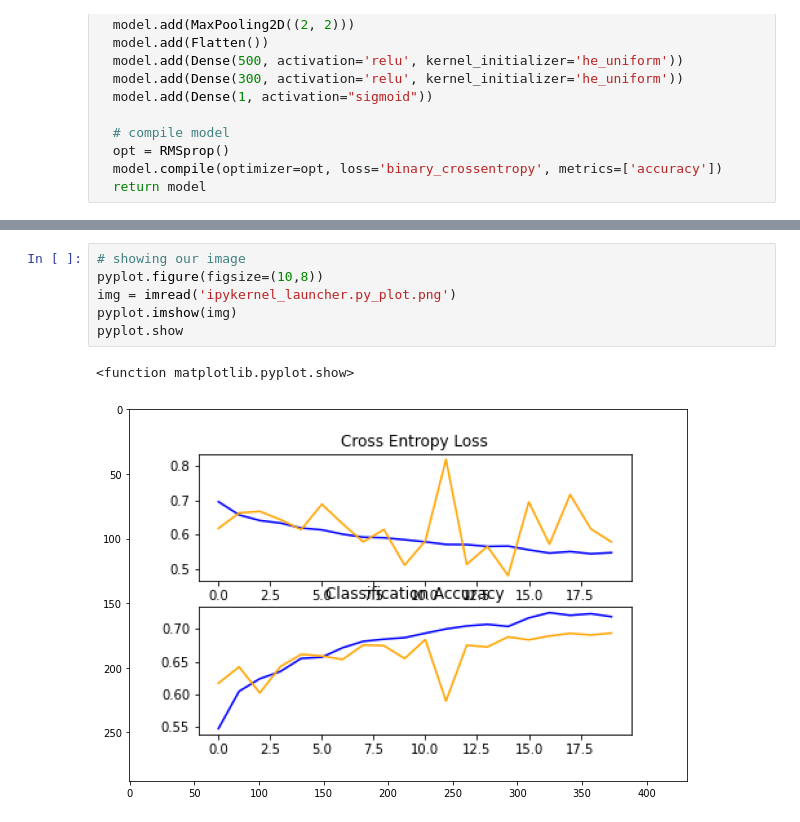
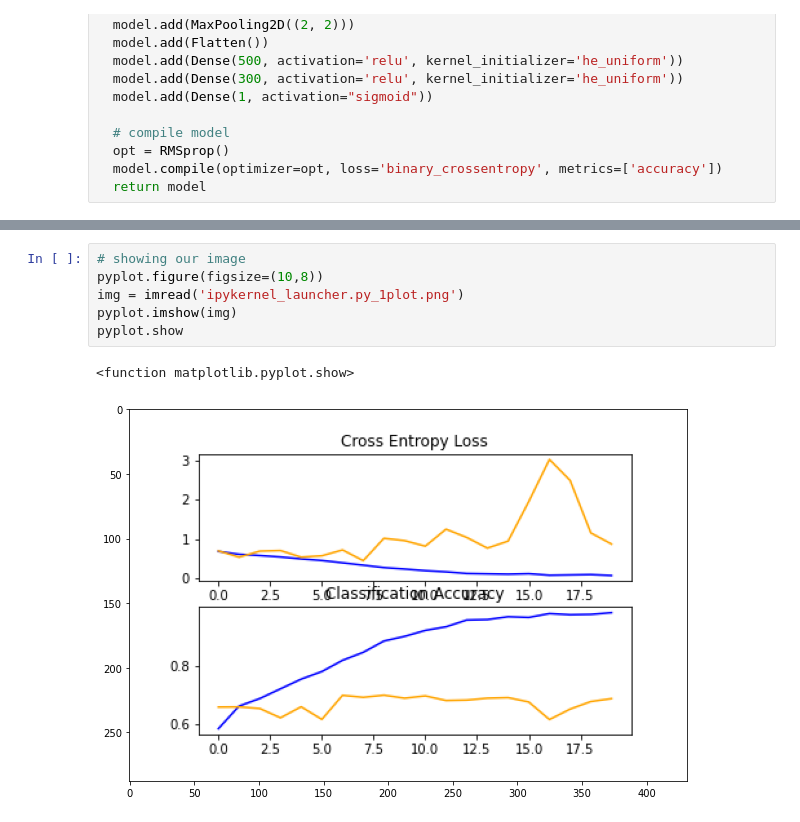
Before and after one commit to WillDera/cats_vs_dog, a Jupyter notebook: cats_and_dogs_convNet.ipynb, the cells around one changed output, grey strips where cells are left out. Saved outputs shown, nothing was run; the diff lists cells and outputs as text.

```diff
--- a/cats_and_dogs_convNet.ipynb
+++ b/cats_and_dogs_convNet.ipynb
@@ -134,9 +135,9 @@ Found 2023 images belonging to 2 classes.
 # %%
 # showing our image
 pyplot.figure(figsize=(10,8))
-img = imread('ipykernel_launcher.py_plot.png')
+img = imread('ipykernel_launcher.py_1plot.png')
 pyplot.imshow(img)
 pyplot.show
 # %% [output]
 <function matplotlib.pyplot.show>
-[figure, old version]
+[figure, new version]
```
Also changed, not shown: parts of 1 cell of this notebook.
